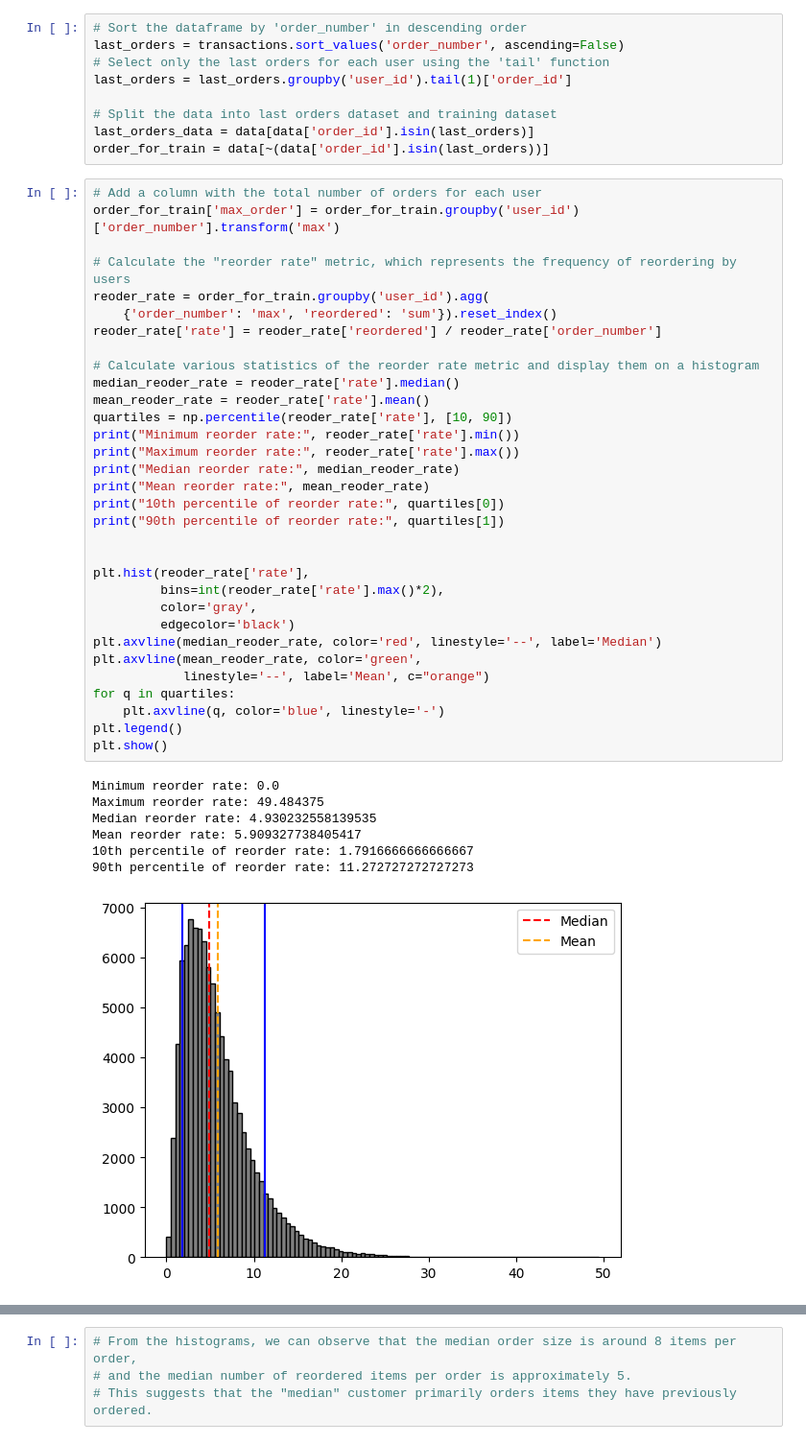
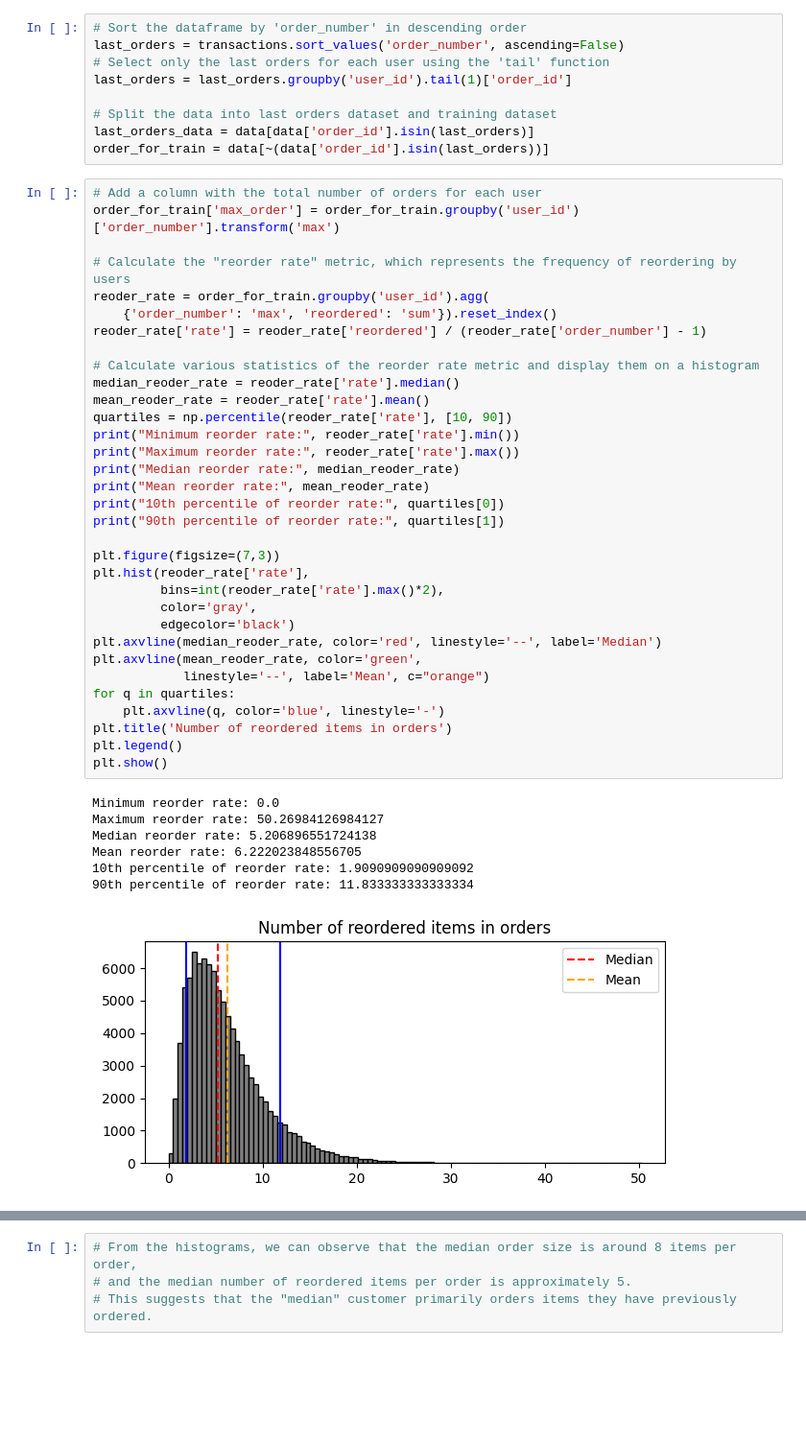
Before and after one commit to VKe-13/RSK-RecommenderSystem, a Jupyter notebook: Test.ipynb, the cells around one changed output, grey strips where cells are left out. Shown at 96% size. Cells and saved outputs as stored; diff of their text form; blank space fills up the shorter version.

```diff
--- a/Test.ipynb
+++ b/Test.ipynb
@@ -39,41 +39,42 @@ order_for_train = data[~(data['order_id'].isin(last_orders))]
 order_for_train['max_order'] = order_for_train.groupby('user_id')['order_number'].transform('max')
 
 # Calculate the "reorder rate" metric, which represents the frequency of reordering by users
 reoder_rate = order_for_train.groupby('user_id').agg(
     {'order_number': 'max', 'reordered': 'sum'}).reset_index()
-reoder_rate['rate'] = reoder_rate['reordered'] / reoder_rate['order_number']
+reoder_rate['rate'] = reoder_rate['reordered'] / (reoder_rate['order_number'] - 1)
 
 # Calculate various statistics of the reorder rate metric and display them on a histogram
 median_reoder_rate = reoder_rate['rate'].median()
 mean_reoder_rate = reoder_rate['rate'].mean()
 quartiles = np.percentile(reoder_rate['rate'], [10, 90])
 print("Minimum reorder rate:", reoder_rate['rate'].min())
 print("Maximum reorder rate:", reoder_rate['rate'].max())
 print("Median reorder rate:", median_reoder_rate)
 print("Mean reorder rate:", mean_reoder_rate)
 print("10th percentile of reorder rate:", quartiles[0])
 print("90th percentile of reorder rate:", quartiles[1])
 
-
+plt.figure(figsize=(7,3))
 plt.hist(reoder_rate['rate'],
          bins=int(reoder_rate['rate'].max()*2),
          color='gray',
          edgecolor='black')
 plt.axvline(median_reoder_rate, color='red', linestyle='--', label='Median')
 plt.axvline(mean_reoder_rate, color='green',
             linestyle='--', label='Mean', c="orange")
 for q in quartiles:
     plt.axvline(q, color='blue', linestyle='-')
+plt.title('Number of reordered items in orders')
 plt.legend()
 plt.show()
 # %% [output]
 Minimum reorder rate: 0.0
-Maximum reorder rate: 49.484375
-Median reorder rate: 4.930232558139535
-Mean reorder rate: 5.909327738405417
-10th percentile of reorder rate: 1.7916666666666667
-90th percentile of reorder rate: 11.272727272727273
+Maximum reorder rate: 50.26984126984127
+Median reorder rate: 5.206896551724138
+Mean reorder rate: 6.222023848556705
+10th percentile of reorder rate: 1.9090909090909092
+90th percentile of reorder rate: 11.833333333333334
-[figure, old version]
+[figure, new version]
 # %%
 # Calculate and display data about the size of the shopping cart on a histogram
 products_in_orders = order_for_train.groupby(
```
Also changed, not shown: parts of 1 cell of this notebook.
